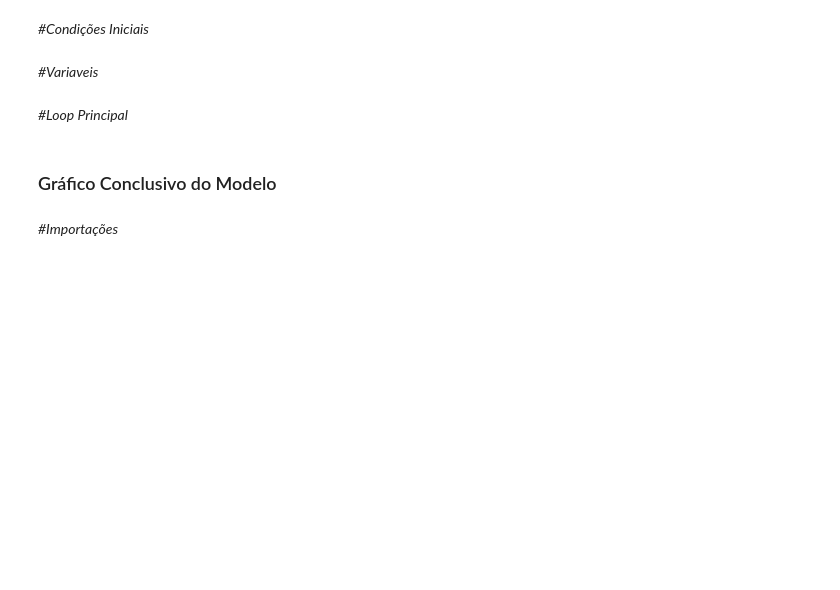
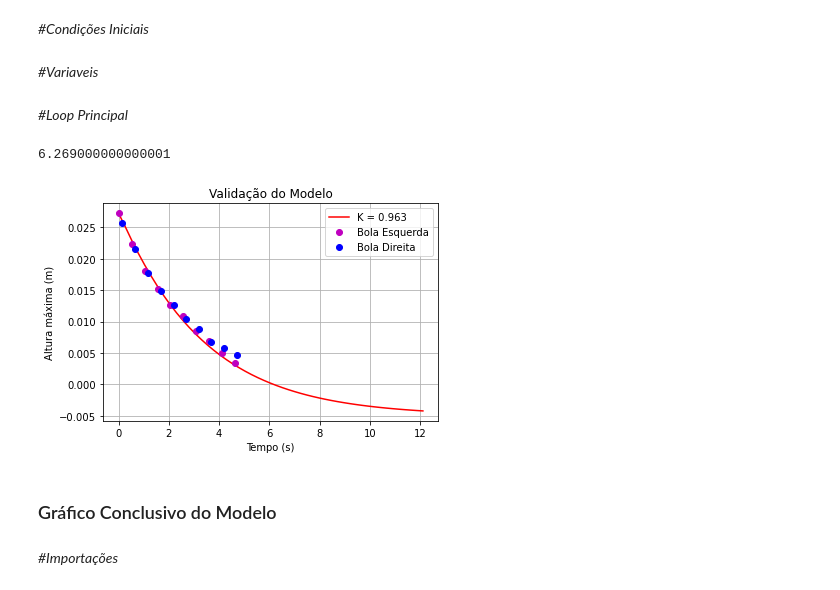
Before and after one commit to Arthur-Barreto/p3_modsim, a Jupyter notebook: pendulo_newton.ipynb, the cells around one changed output. Cells and saved outputs as stored; diff of their text form; code cells hidden in the pictures; blank space fills up the shorter version.

```diff
--- a/pendulo_newton.ipynb
+++ b/pendulo_newton.ipynb
@@ -330,33 +338,43 @@ for i in range(50):
         solucao = solve_ivp( modelo , t_span , CI , events = cond_parada , t_eval = lista_t )
 
         lista_x = solucao.y[ 0 , : ] + D
         lista_y = solucao.y[ 1 , : ]
         lista_vx = solucao.y[ 2 , : ]
 
         lista_ymax_2.append(max(lista_y))
         lista_t_ymax_2.append(encontra_t_max( solucao.t , lista_y ) + tfinal_2)
 
         tfinal_2 = tfinal_2 + solucao.t[-1]
 
         #plt.plot( lista_x , lista_y )
 
         CI = [ -1e-4 , 0 , K * lista_vx[-1] , 0 ]
 
 # agora plotar os graficos corretos
 
 
 for x in lista_ymax_2:
     y1.append(x - d)
 
+for i in range(0,len(y1)):
+    if y1[i] <= 0:
+        print(lista_t_ymax_2[i])
+        break
+
+#print(lista_t_ymax_2)
+
 plt.plot( lista_t_ymax_2 , y1, "r", label = "K = {}".format(K))
 plt.plot(t_e_ok,y_e_max,"mo", label = "Bola Esquerda")
 plt.plot(t_d_ok,y_d_max,"bo", label = "Bola Direita")
 plt.title("Validação do Modelo")
 plt.xlabel("Tempo (s)")
 plt.ylabel("Altura máxima (m)")
 plt.grid(True)
 plt.legend()
 plt.show()
+# %% [output]
+6.269000000000001
+[figure, added]
 # %% [markdown]
 ### Gráfico Conclusivo do Modelo
 # %% [markdown]
```
Also changed, not shown: parts of 12 cells of this notebook.
